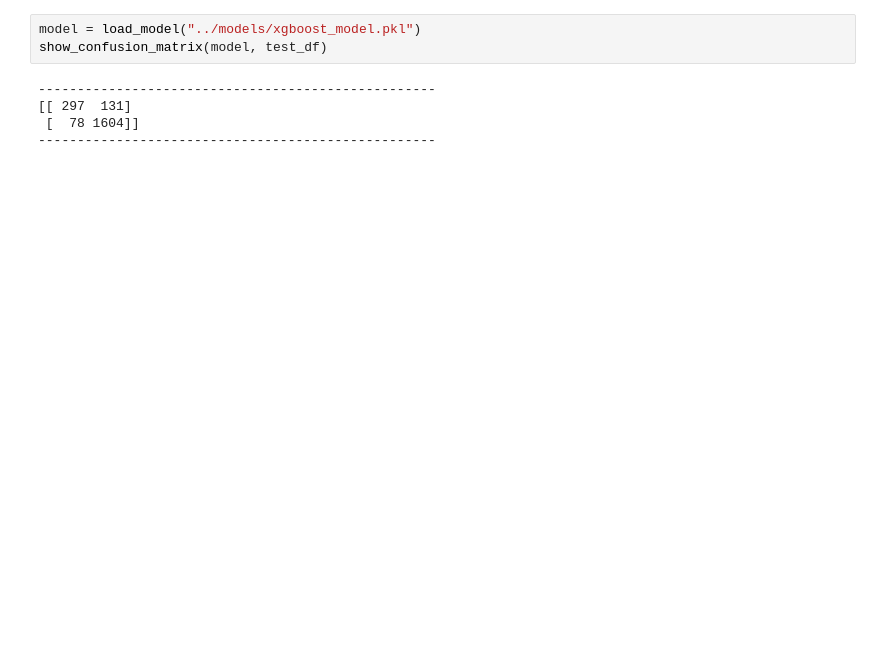
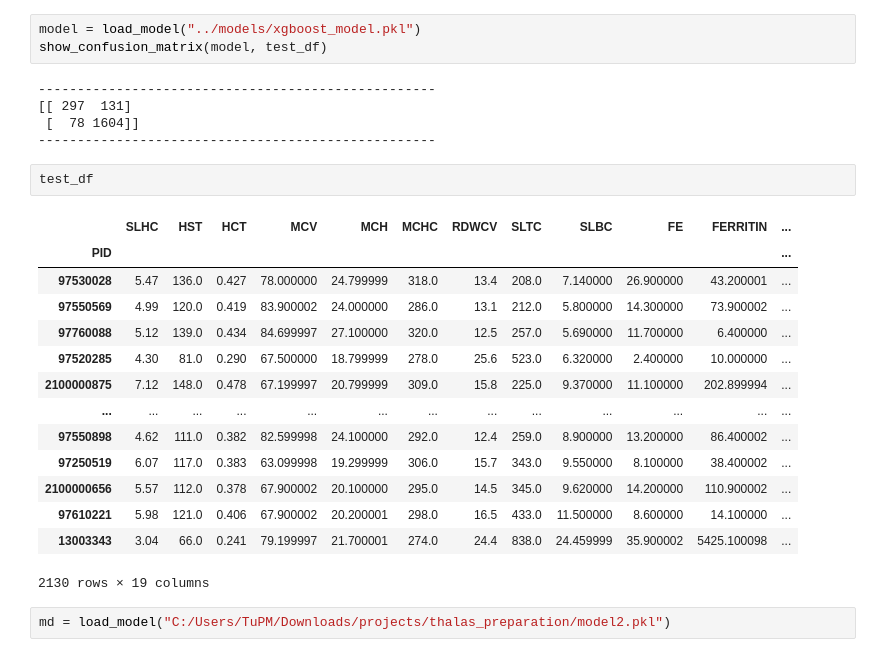
Before and after one commit to tupm2208/thalassemia, a Jupyter notebook: notebooks/Grid Search.ipynb, the cells around one changed output. Cells and saved outputs as stored; diff of their text form; blank space fills up the shorter version.

```diff
--- a/notebooks/Grid Search.ipynb
+++ b/notebooks/Grid Search.ipynb
@@ -670,3 +670,22 @@ show_confusion_matrix(model, test_df)
 [[ 297  131]
  [  78 1604]]
 ---------------------------------------------------
+# %%
+test_df
+# %% [output]
+|  | SLHC | HST | HCT | MCV | MCH | MCHC | RDWCV | SLTC | SLBC | FE | FERRITIN | ... |
+| PID |  |  |  |  |  |  |  |  |  |  |  | ... |
+| 97530028 | 5.47 | 136.0 | 0.427 | 78.000000 | 24.799999 | 318.0 | 13.4 | 208.0 | 7.140000 | 26.900000 | 43.200001 | ... |
+| 97550569 | 4.99 | 120.0 | 0.419 | 83.900002 | 24.000000 | 286.0 | 13.1 | 212.0 | 5.800000 | 14.300000 | 73.900002 | ... |
+| 97760088 | 5.12 | 139.0 | 0.434 | 84.699997 | 27.100000 | 320.0 | 12.5 | 257.0 | 5.690000 | 11.700000 | 6.400000 | ... |
+| 97520285 | 4.30 | 81.0 | 0.290 | 67.500000 | 18.799999 | 278.0 | 25.6 | 523.0 | 6.320000 | 2.400000 | 10.000000 | ... |
+| 2100000875 | 7.12 | 148.0 | 0.478 | 67.199997 | 20.799999 | 309.0 | 15.8 | 225.0 | 9.370000 | 11.100000 | 202.899994 | ... |
+| ... | ... | ... | ... | ... | ... | ... | ... | ... | ... | ... | ... | ... |
+| 97550898 | 4.62 | 111.0 | 0.382 | 82.599998 | 24.100000 | 292.0 | 12.4 | 259.0 | 8.900000 | 13.200000 | 86.400002 | ... |
+| 97250519 | 6.07 | 117.0 | 0.383 | 63.099998 | 19.299999 | 306.0 | 15.7 | 343.0 | 9.550000 | 8.100000 | 38.400002 | ... |
+| 2100000656 | 5.57 | 112.0 | 0.378 | 67.900002 | 20.100000 | 295.0 | 14.5 | 345.0 | 9.620000 | 14.200000 | 110.900002 | ... |
+| 97610221 | 5.98 | 121.0 | 0.406 | 67.900002 | 20.200001 | 298.0 | 16.5 | 433.0 | 11.500000 | 8.600000 | 14.100000 | ... |
+| 13003343 | 3.04 | 66.0 | 0.241 | 79.199997 | 21.700001 | 274.0 | 24.4 | 838.0 | 24.459999 | 35.900002 | 5425.100098 | ... |
+2130 rows × 19 columns
+# %%
+md = load_model("C:/Users/TuPM/Downloads/projects/thalas_preparation/model2.pkl")
```
Also changed, not shown: parts of 6 cells of this notebook, 12 other files.
